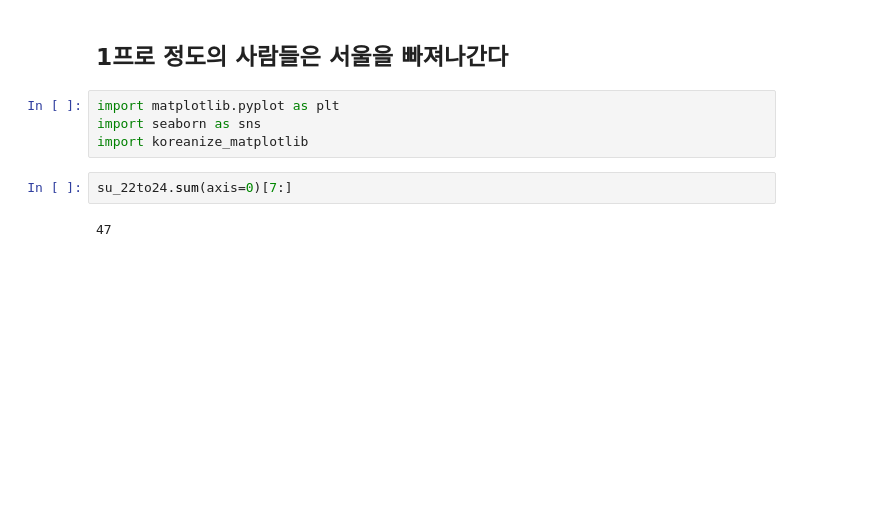
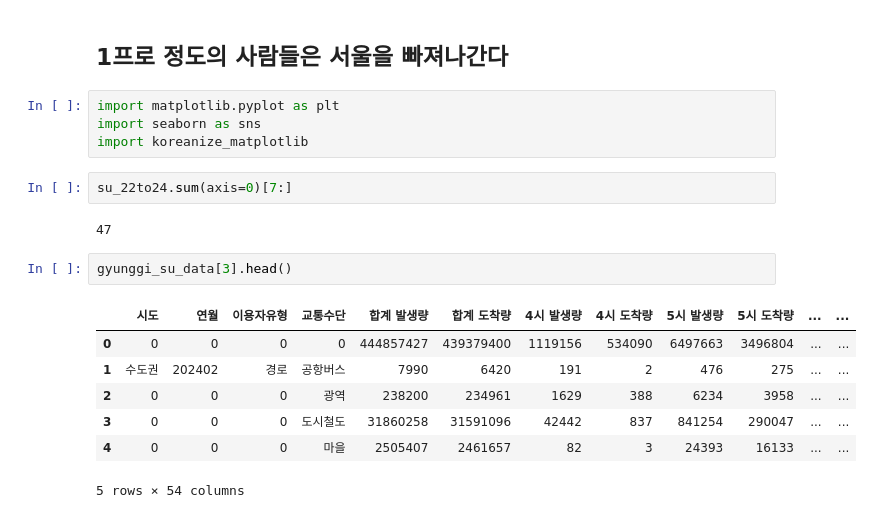
Before and after one commit to addinedu-ros-5th/eda-repo-3, a Jupyter notebook: get_seoul_data.ipynb, the cells around one changed output. Saved outputs shown, nothing was run; the diff lists cells and outputs as text; blank space fills up the shorter version.

```diff
--- a/get_seoul_data.ipynb
+++ b/get_seoul_data.ipynb
@@ -339,3 +331,13 @@ import koreanize_matplotlib
 su_22to24.sum(axis=0)[7:]
 # %% [output]
 47
+# %%
+gyunggi_su_data[3].head()
+# %% [output]
+|  | 시도 | 연월 | 이용자유형 | 교통수단 | 합계 발생량 | 합계 도착량 | 4시 발생량 | 4시 도착량 | 5시 발생량 | 5시 도착량 | ... | ... |
+| 0 | 0 | 0 | 0 | 0 | 444857427 | 439379400 | 1119156 | 534090 | 6497663 | 3496804 | ... | ... |
+| 1 | 수도권 | 202402 | 경로 | 공항버스 | 7990 | 6420 | 191 | 2 | 476 | 275 | ... | ... |
+| 2 | 0 | 0 | 0 | 광역 | 238200 | 234961 | 1629 | 388 | 6234 | 3958 | ... | ... |
+| 3 | 0 | 0 | 0 | 도시철도 | 31860258 | 31591096 | 42442 | 837 | 841254 | 290047 | ... | ... |
+| 4 | 0 | 0 | 0 | 마을 | 2505407 | 2461657 | 82 | 3 | 24393 | 16133 | ... | ... |
+5 rows × 54 columns
```
Also changed, not shown: parts of 1 cell of this notebook.
